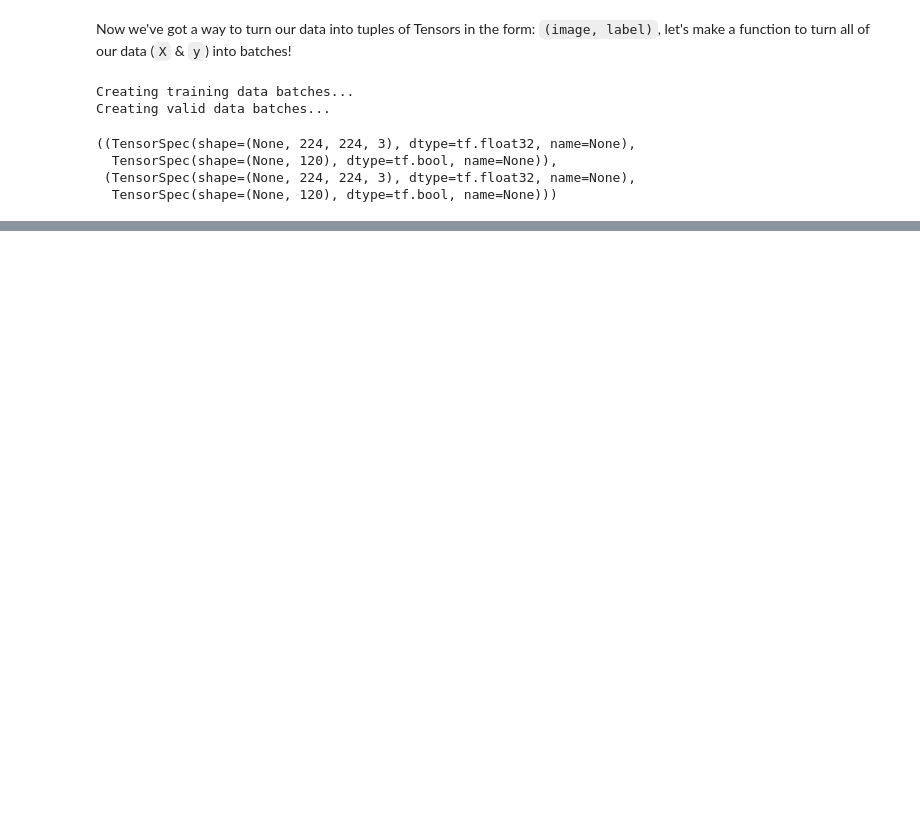
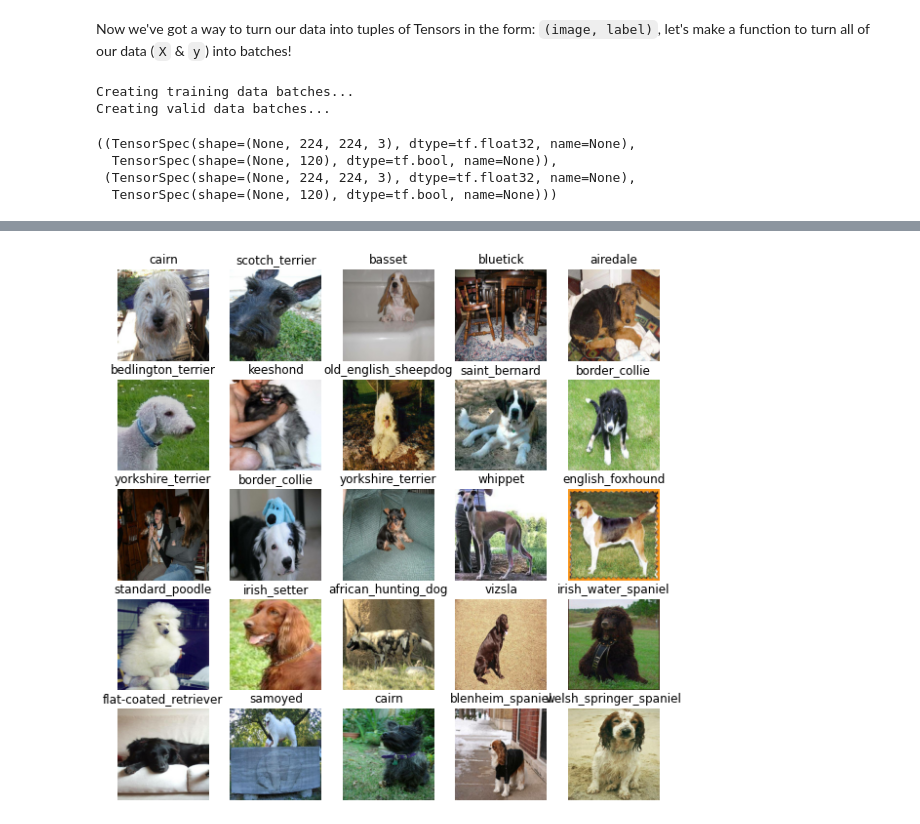
Before and after one commit to KyrylR/-Neural-Networks-DL-TL-TF, a Jupyter notebook: dog_vision.ipynb, the cells around one changed output, grey strips where cells are left out. Drawn from its saved outputs; the diff is of its cells as text; code cells hidden in the pictures; blank space fills up the shorter version.

```diff
--- a/dog_vision.ipynb
+++ b/dog_vision.ipynb
@@ -427,0 +496,5 @@ train_data.element_spec, val_data.element_spec
+# %%
+val_images, val_labels = next(val_data.as_numpy_iterator())
+show_25_images(val_images, val_labels)
+# %% [output]
+[figure, added]
```
Also changed, not shown: parts of 72 cells of this notebook.
